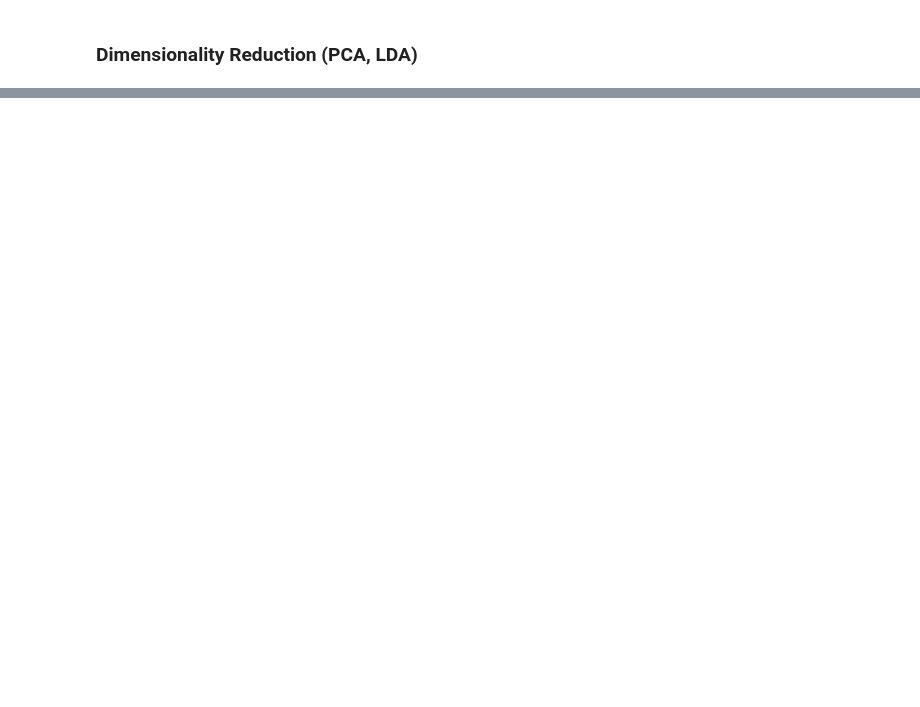
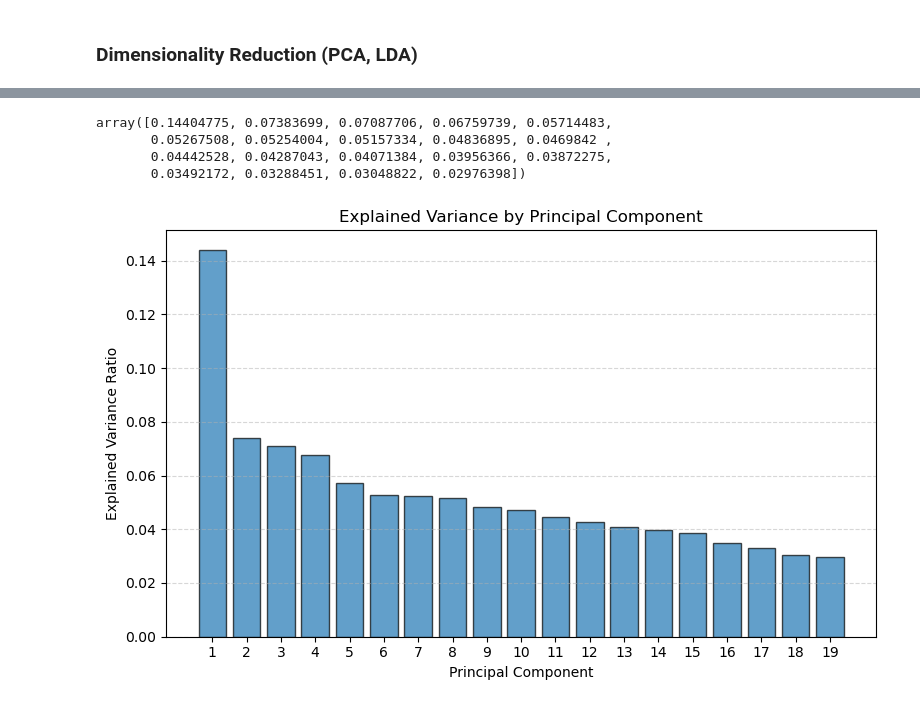
Before and after one commit to SteveG365/FluShot, a Jupyter notebook: Notebooks/EDA.ipynb, the cells around one changed output, grey strips where cells are left out. Saved outputs shown, nothing was run; the diff lists cells and outputs as text; code cells hidden in the pictures; blank space fills up the shorter version.

```diff
--- a/Notebooks/EDA.ipynb
+++ b/Notebooks/EDA.ipynb
@@ -123,2 +186,6 @@ From this we can conclude the following pairs of predictors are largely correlat
+# %%
+X_train = X_train.drop(columns=['behavioral_large_gatherings', 'doctor_recc_h1n1', 'opinion_seas_vacc_effective', 'opinion_seas_risk', 'opinion_seas_sick_from_vacc'])
+# %%
+numeric_preds = numeric_preds.drop(['behavioral_large_gatherings', 'doctor_recc_h1n1', 'opinion_seas_vacc_effective', 'opinion_seas_risk', 'opinion_seas_sick_from_vacc'])
 # %% [markdown]
 ### Dimensionality Reduction (PCA, LDA)
@@ -131,0 +210,32 @@ sns.pairplot(X_train)
+# %%
+scaler = StandardScaler()
+pca = PCA(n_components=19)
+imputer = SimpleImputer(strategy='mean')
+
+# start by imputing the Na numeric values
+X_train[numeric_preds] = imputer.fit_transform(X_train[numeric_preds])
+X_train_scaled = scaler.fit_transform(X_train[numeric_preds])
+X_train_num_pca = pca.fit_transform(X_train_scaled)
+# %%
+pca.explained_variance_ratio_
+# %% [output]
+array([0.14404775, 0.07383699, 0.07087706, 0.06759739, 0.05714483,
+       0.05267508, 0.05254004, 0.05157334, 0.04836895, 0.0469842 ,
+       0.04442528, 0.04287043, 0.04071384, 0.03956366, 0.03872275,
+       0.03492172, 0.03288451, 0.03048822, 0.02976398])
+# %%
+# Explained variance ratio
+explained_var = pca.explained_variance_ratio_
+
+# Plot as bar chart
+plt.figure(figsize=(8, 5))
+plt.bar(range(1, len(explained_var) + 1), explained_var, alpha=0.7, edgecolor='k')
+plt.xlabel('Principal Component')
+plt.ylabel('Explained Variance Ratio')
+plt.title('Explained Variance by Principal Component')
+plt.xticks(range(1, len(explained_var) + 1))
+plt.grid(True, axis='y', linestyle='--', alpha=0.5)
+plt.tight_layout()
+plt.show()
+# %% [output]
+[figure, added]
```
Also changed, not shown: parts of 17 cells of this notebook, 1 other file.
